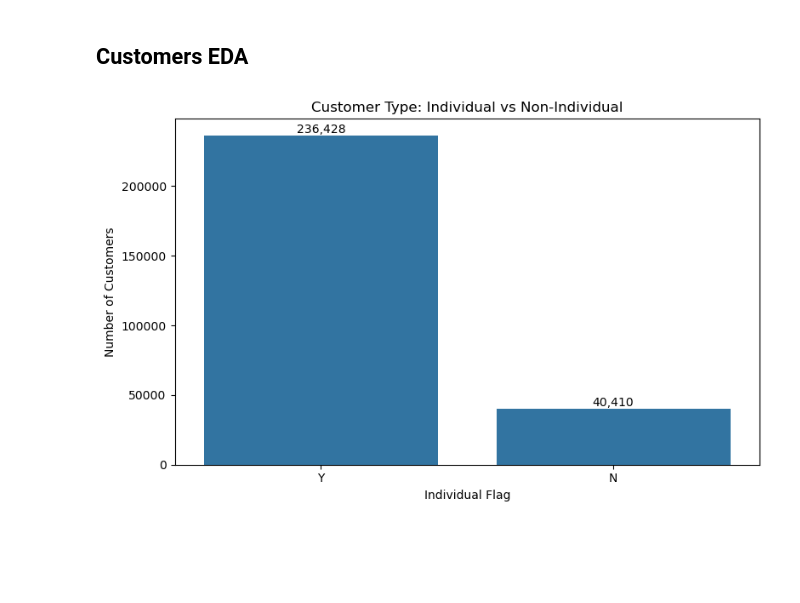
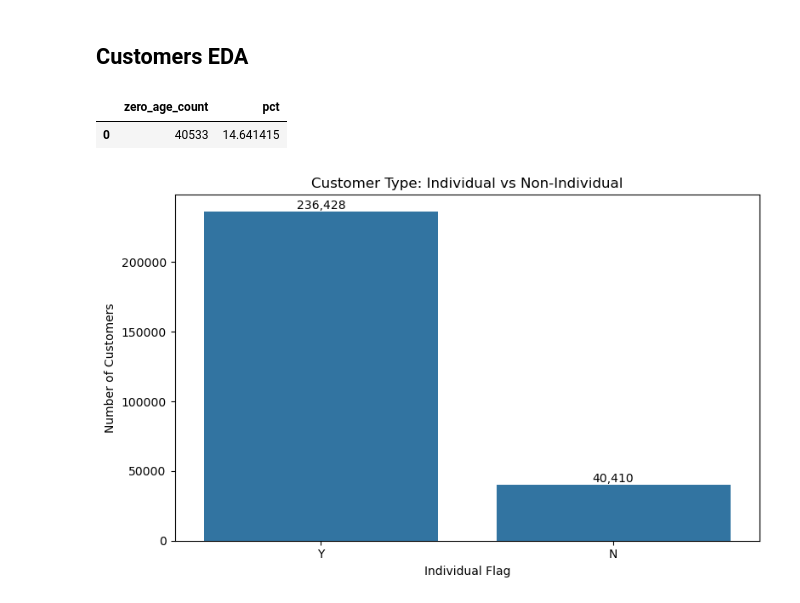
Before and after one commit to nucapstone/project-spring26-OmkarSonar24, a Jupyter notebook: notebooks/05_data_eda_plots.ipynb, the cells around one changed output. Cells and saved outputs as stored; diff of their text form; code cells hidden in the pictures; blank space fills up the shorter version.

```diff
--- a/notebooks/05_data_eda_plots.ipynb
+++ b/notebooks/05_data_eda_plots.ipynb
@@ -97,6 +97,18 @@ df_accounts_per_customer = con.execute("""
          CASE WHEN LoanAccount = 'Y' THEN 1 ELSE 0 END) AS account_count
     FROM customers
 """).fetchdf()
+# %%
+# Are zero-age customers clustered in certain segments or regions?
+con.execute("""
+    SELECT
+        COUNT(*) as zero_age_count,
+        COUNT(*) * 100.0 / (SELECT COUNT(*) FROM customers) as pct
+    FROM customers
+    WHERE Age = 0 OR Age IS NULL
+""").fetchdf()
+# %% [output]
+|  | zero_age_count | pct |
+| 0 | 40533 | 14.641415 |
 # %%
 fig, ax = plt.subplots(figsize=(8, 5))
 sns.barplot(data=df_overview, x='Individual', y='count', ax=ax)
```
Also changed, not shown: parts of 27 cells of this notebook, 1 other file.
